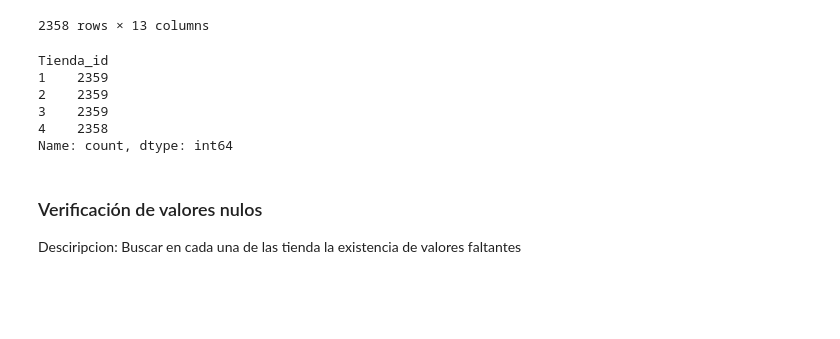
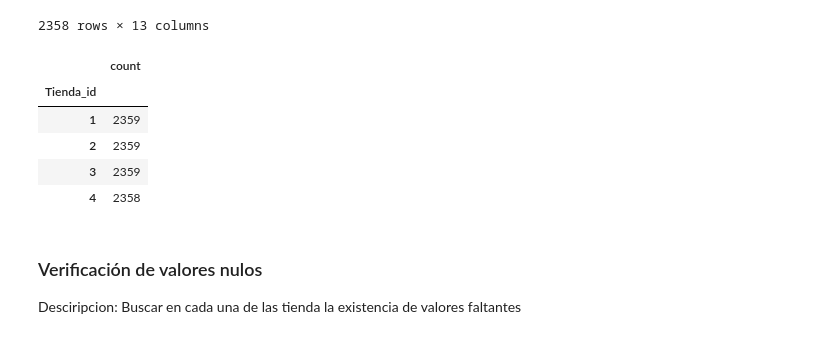
Before and after one commit to MiiguelHG/challenge-1-data-science-alura-latam, a Jupyter notebook: AluraStoreLatam.ipynb, the cells around one changed output. Saved outputs shown, nothing was run; the diff lists cells and outputs as text; code cells hidden in the pictures; blank space fills up the shorter version.

```diff
--- a/AluraStoreLatam.ipynb
+++ b/AluraStoreLatam.ipynb
@@ -41,14 +41,14 @@ datos.tail(2358)
 | 9434 | Cuerda para saltar | Deportes y diversión | 11200.0 | 1300.0 | 17/11/2021 | Felipe Santos | Bogotá | ... |
 2358 rows × 13 columns
 # %%
-datos['Tienda_id'].value_counts()
+datos[['Tienda_id']].value_counts().to_frame()
 # %% [output]
-Tienda_id
-1    2359
-2    2359
-3    2359
-4    2358
-Name: count, dtype: int64
+|  | count |
+| Tienda_id |  |
+| 1 | 2359 |
+| 2 | 2359 |
+| 3 | 2359 |
+| 4 | 2358 |
 # %% [markdown]
 ### Verificación de valores nulos
 Desciripcion: Buscar en cada una de las tienda la existencia de valores faltantes
```
Also changed, not shown: parts of 11 cells of this notebook.
